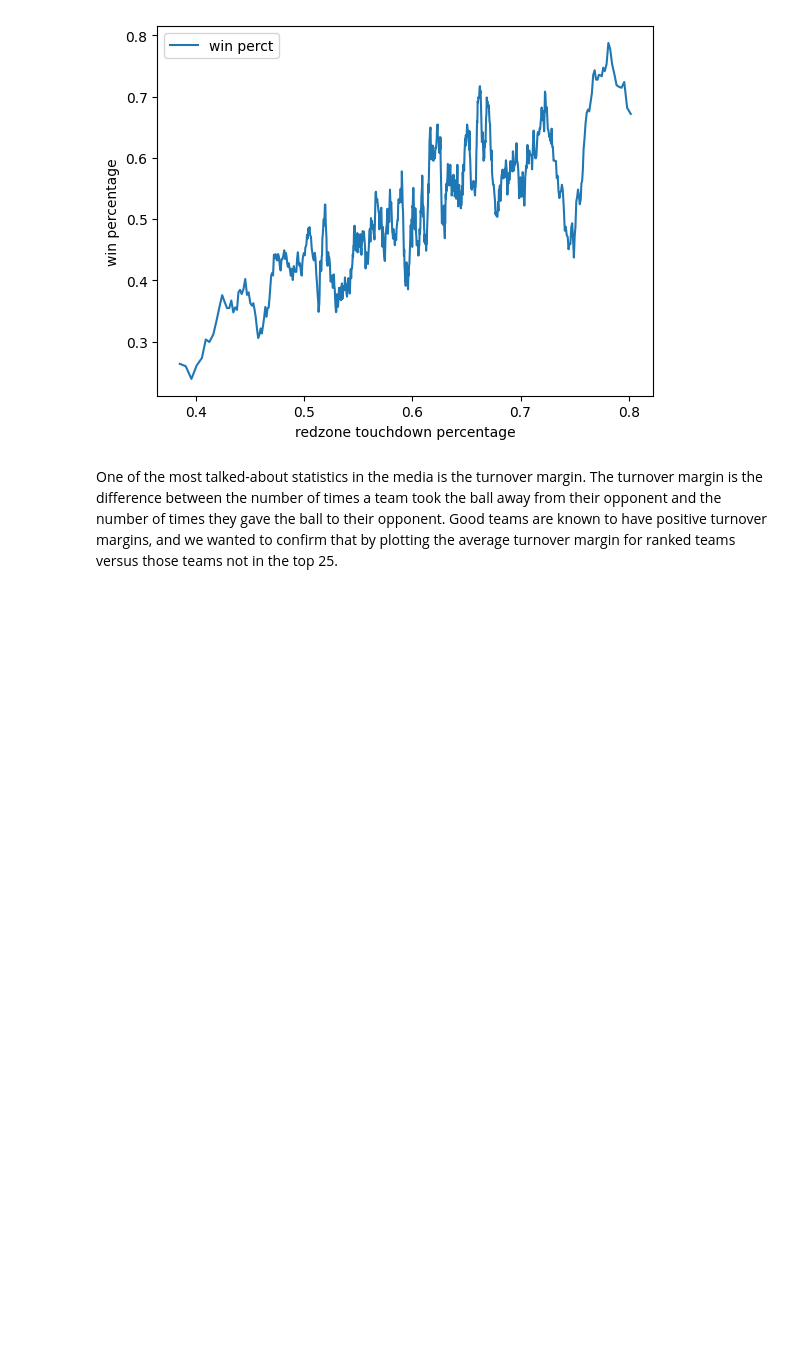
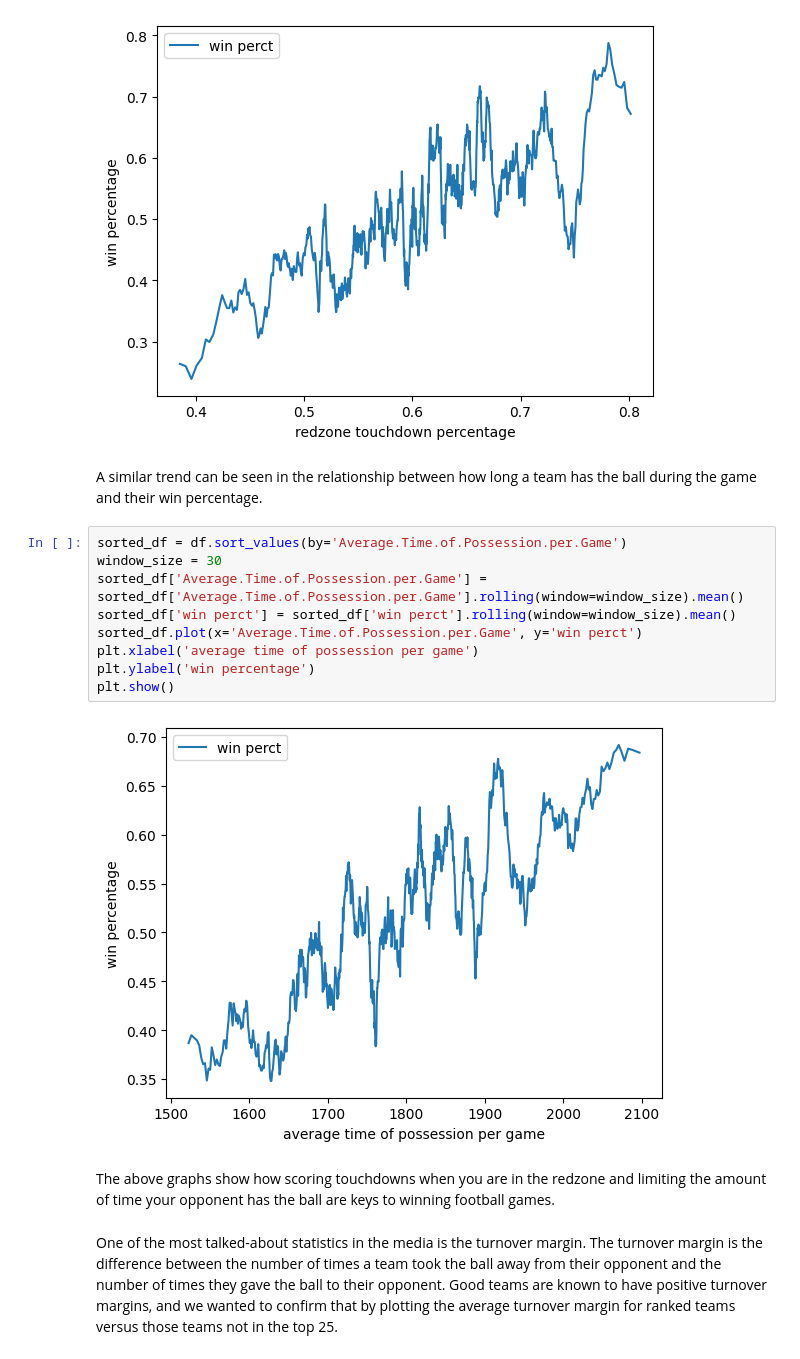
Before and after one commit to ashv1nr/cfb-top-25-predictor, a Jupyter notebook: cs363mProject.ipynb, the cells around one changed output. Cells and saved outputs as stored; diff of their text form; blank space fills up the shorter version.

Commit message:
final run time

```diff
--- a/cs363mProject.ipynb
+++ b/cs363mProject.ipynb
@@ -330,6 +367,21 @@ plt.ylabel('win percentage')
 plt.show()
 # %% [output]
 [figure]
+# %% [markdown]
+A similar trend can be seen in the relationship between how long a team has the ball during the game and their win percentage.
+# %%
+sorted_df = df.sort_values(by='Average.Time.of.Possession.per.Game')
+window_size = 30
+sorted_df['Average.Time.of.Possession.per.Game'] = sorted_df['Average.Time.of.Possession.per.Game'].rolling(window=window_size).mean()
+sorted_df['win perct'] = sorted_df['win perct'].rolling(window=window_size).mean()
+sorted_df.plot(x='Average.Time.of.Possession.per.Game', y='win perct')
+plt.xlabel('average time of possession per game')
+plt.ylabel('win percentage')
+plt.show()
+# %% [output]
+[figure, added]
+# %% [markdown]
+The above graphs show how scoring touchdowns when you are in the redzone and limiting the amount of time your opponent has the ball are keys to winning football games.
 # %% [markdown]
 One of the most talked-about statistics in the media is the turnover margin. The turnover margin is the difference between the number of times a team took the ball away from their opponent and the number of times they gave the ball to their opponent. Good teams are known to have positive turnover margins, and we wanted to confirm that by plotting the average turnover margin for ranked teams versus those teams not in the top 25.
 # %%
```
Also changed, not shown: parts of 27 cells of this notebook.
